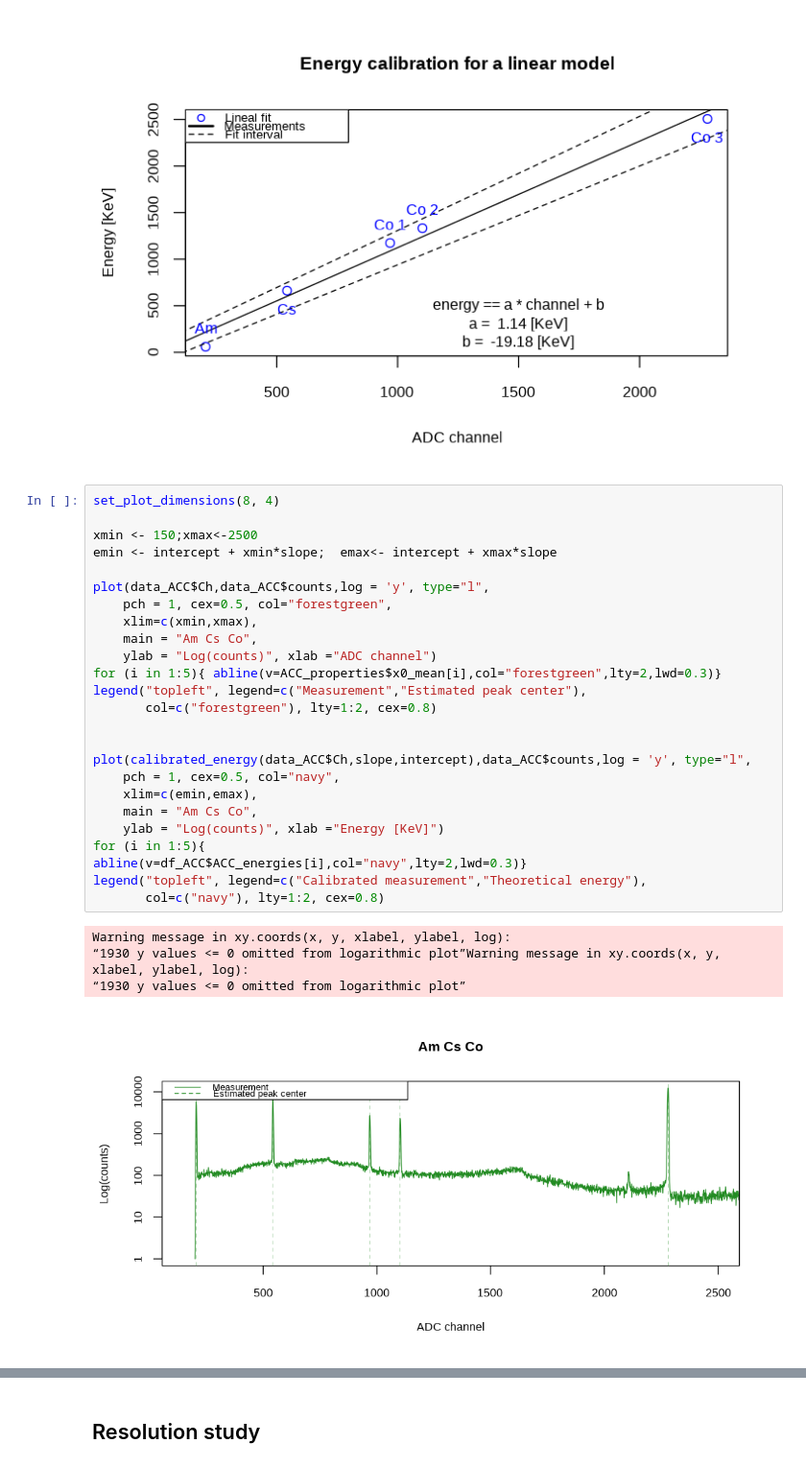
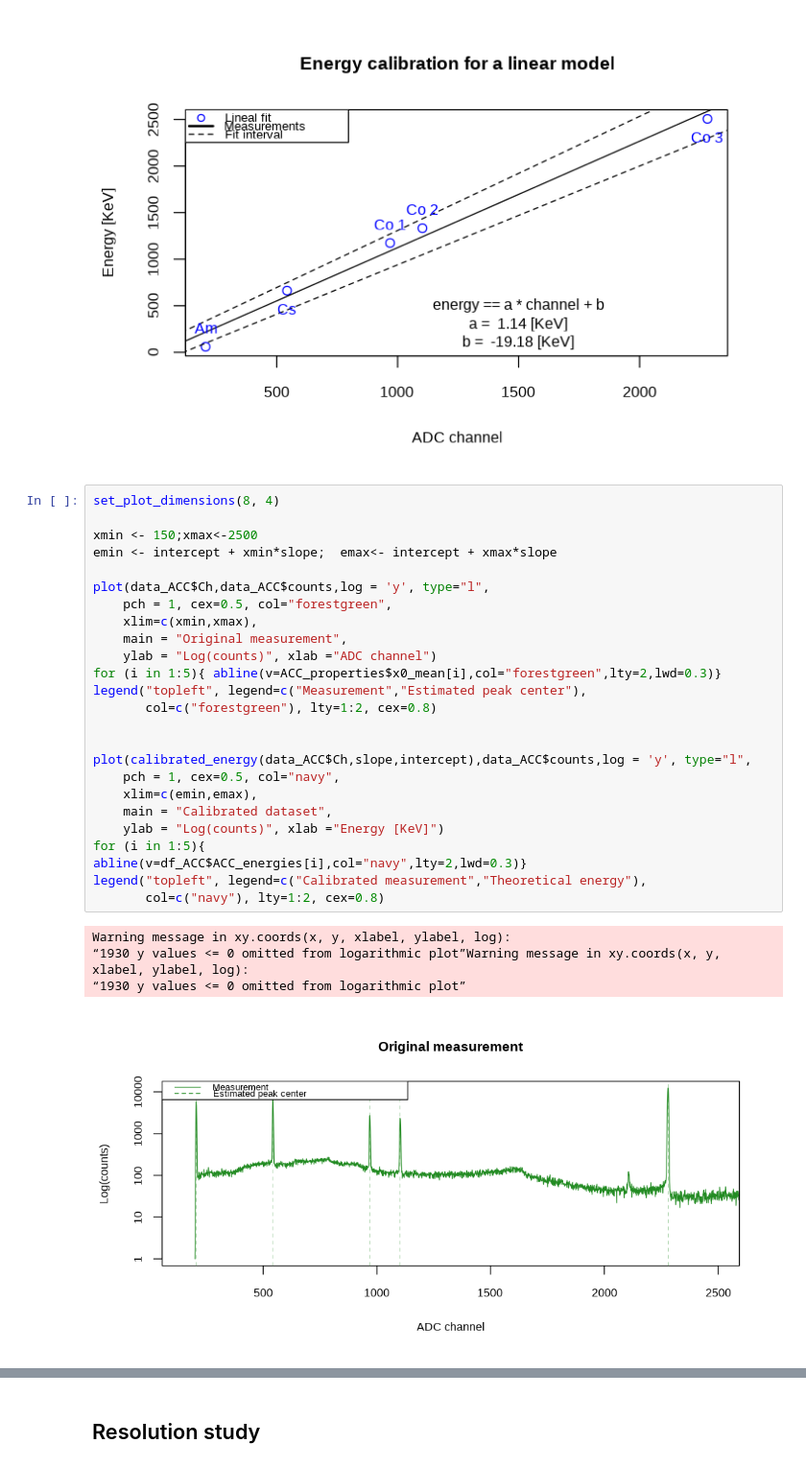
Before and after one commit to jtfreitas/AdSt_project, a Jupyter notebook: Project.ipynb, the cells around one changed output, grey strips where cells are left out. Shown at 96% size. Saved outputs shown, nothing was run; the diff lists cells and outputs as text.

```diff
--- a/Project.ipynb
+++ b/Project.ipynb
@@ -463,30 +479,30 @@ text(1500, 100, paste("b = ", sprintf("%.2f",intercept),"[KeV]"))
 # %%
 set_plot_dimensions(8, 4)
 
 xmin <- 150;xmax<-2500
 emin <- intercept + xmin*slope;  emax<- intercept + xmax*slope
 
 plot(data_ACC$Ch,data_ACC$counts,log = 'y', type="l",
     pch = 1, cex=0.5, col="forestgreen",
     xlim=c(xmin,xmax),
-    main = "Am Cs Co",
+    main = "Original measurement",
     ylab = "Log(counts)", xlab ="ADC channel")
 for (i in 1:5){ abline(v=ACC_properties$x0_mean[i],col="forestgreen",lty=2,lwd=0.3)}
 legend("topleft", legend=c("Measurement","Estimated peak center"),
        col=c("forestgreen"), lty=1:2, cex=0.8)
 
 
 plot(calibrated_energy(data_ACC$Ch,slope,intercept),data_ACC$counts,log = 'y', type="l",
     pch = 1, cex=0.5, col="navy",
     xlim=c(emin,emax),
-    main = "Am Cs Co",
+    main = "Calibrated dataset",
     ylab = "Log(counts)", xlab ="Energy [KeV]")
 for (i in 1:5){
 abline(v=df_ACC$ACC_energies[i],col="navy",lty=2,lwd=0.3)}
 legend("topleft", legend=c("Calibrated measurement","Theoretical energy"),
        col=c("navy"), lty=1:2, cex=0.8)
 # %% [output]
 Warning message in xy.coords(x, y, xlabel, ylabel, log):
 “1930 y values <= 0 omitted from logarithmic plot”Warning message in xy.coords(x, y, xlabel, ylabel, log):
 “1930 y values <= 0 omitted from logarithmic plot”
-[figure, old version]
+[figure, new version]
```
Also changed, not shown: parts of 25 cells of this notebook, 16 other files.
